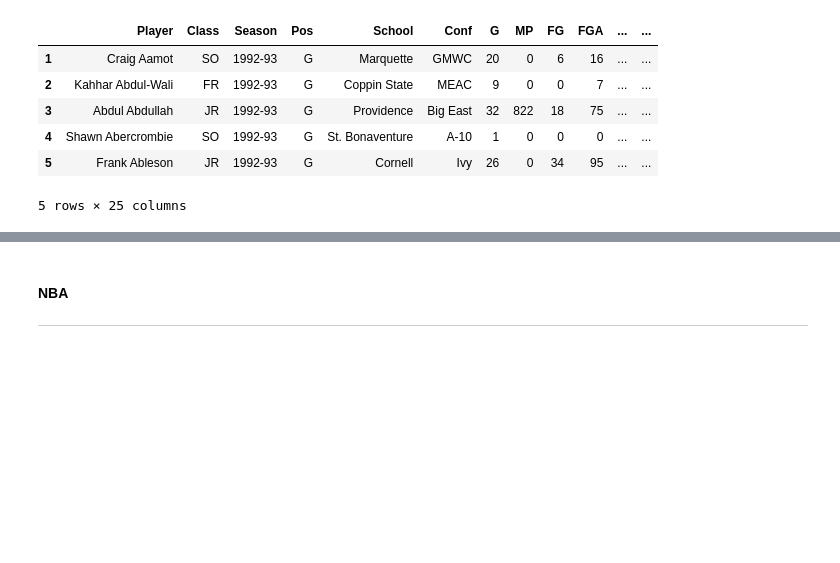
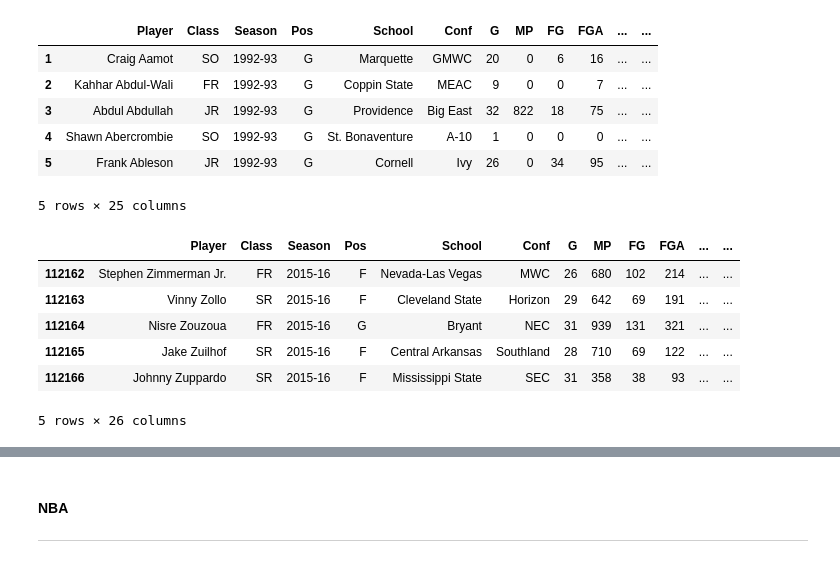
Before and after one commit to andrewfrilot/NBA_Scout, a Jupyter notebook: iPython_Notebooks/Data Scraping_Cleaning(Ovais).ipynb, the cells around one changed output, grey strips where cells are left out. Saved outputs shown, nothing was run; the diff lists cells and outputs as text; code cells hidden in the pictures; blank space fills up the shorter version.

```diff
--- a/iPython_Notebooks/Data Scraping_Cleaning(Ovais).ipynb
+++ b/iPython_Notebooks/Data Scraping_Cleaning(Ovais).ipynb
@@ -348,6 +349,23 @@ NCAA_df.head()
 | 4 | Shawn Abercrombie | SO | 1992-93 | G | St. Bonaventure | A-10 | 1 | 0 | 0 | 0 | ... | ... |
 | 5 | Frank Ableson | JR | 1992-93 | G | Cornell | Ivy | 26 | 0 | 34 | 95 | ... | ... |
 5 rows × 25 columns
+# %%
+#make new df to store MP of 0, Filter NCAA_df to include values of MP > 0
+
+
+zero_MP_df = NCAA_df[(NCAA_df["MP"] == 0)]
+
+NCAA_df = NCAA_df[NCAA_df["MP"] != 0]
+
+NCAA_df.tail()
+# %% [output]
+|  | Player | Class | Season | Pos | School | Conf | G | MP | FG | FGA | ... | ... |
+| 112162 | Stephen Zimmerman Jr. | FR | 2015-16 | F | Nevada-Las Vegas | MWC | 26 | 680 | 102 | 214 | ... | ... |
+| 112163 | Vinny Zollo | SR | 2015-16 | F | Cleveland State | Horizon | 29 | 642 | 69 | 191 | ... | ... |
+| 112164 | Nisre Zouzoua | FR | 2015-16 | G | Bryant | NEC | 31 | 939 | 131 | 321 | ... | ... |
+| 112165 | Jake Zuilhof | SR | 2015-16 | F | Central Arkansas | Southland | 28 | 710 | 69 | 122 | ... | ... |
+| 112166 | Johnny Zuppardo | SR | 2015-16 | F | Mississippi State | SEC | 31 | 358 | 38 | 93 | ... | ... |
+5 rows × 26 columns
 # %%
 #-Convertr columns into ints and divide by Games played column-#
 #Convert Games Played column to integer
```
Also changed, not shown: parts of 6 cells of this notebook.
